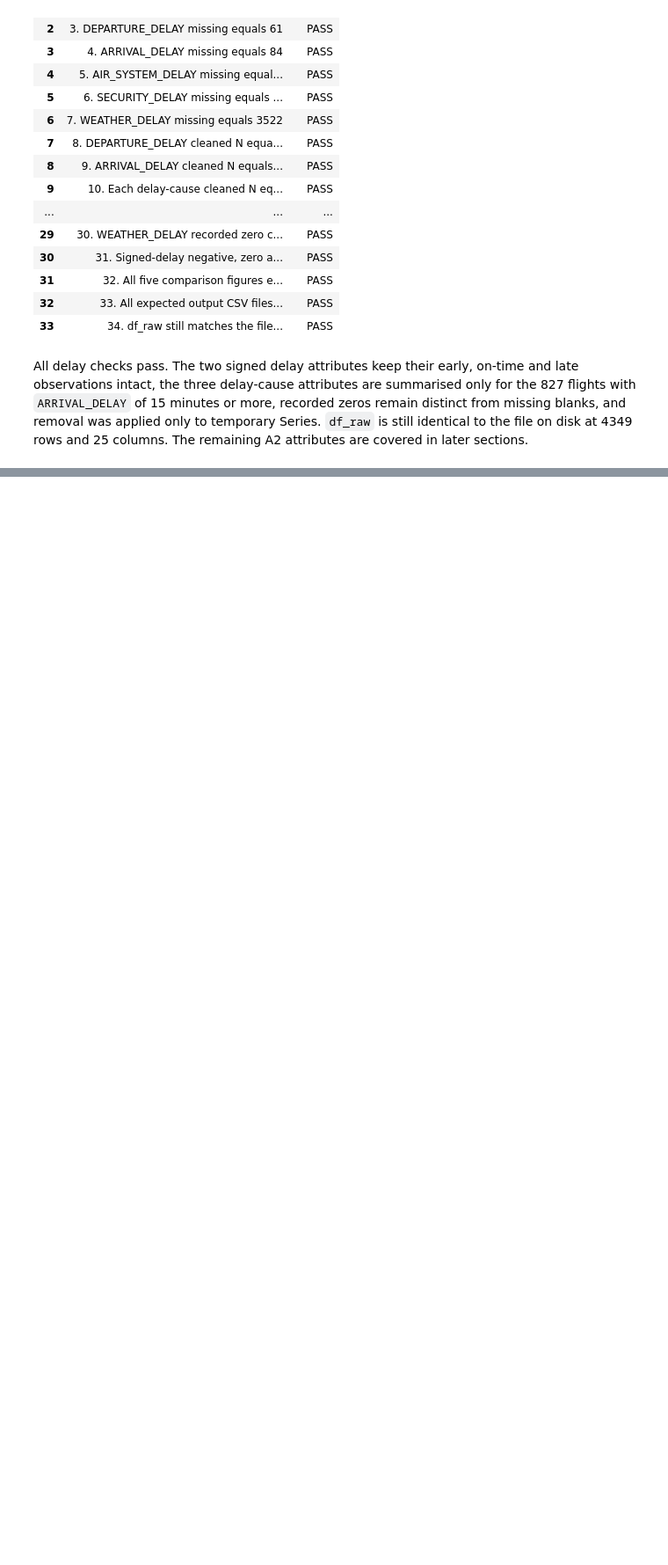
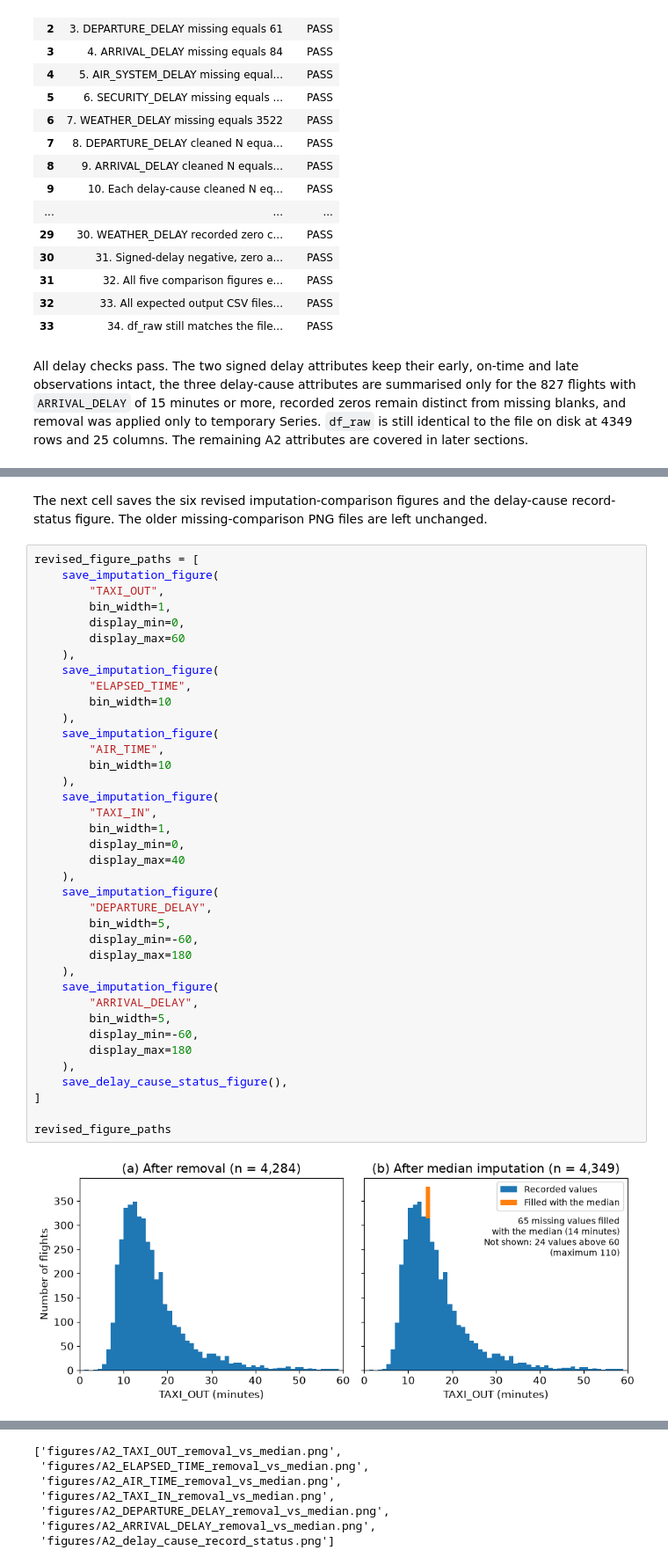
Before and after one commit to le23967/31250-assignment2-25740123, a Jupyter notebook: ida_25740123.ipynb, the cells around one changed output, grey strips where cells are left out. Shown at 88% size. Drawn from its saved outputs; the diff is of its cells as text; blank space fills up the shorter version.

Commit message:
A2 missing-value impact and revised figures

```diff
--- a/ida_25740123.ipynb
+++ b/ida_25740123.ipynb
@@ -3226,0 +3615,43 @@ disk at 4349 rows and 25 columns. The remaining A2 attributes are covered in lat
+# %% [markdown]
+The next cell saves the six revised imputation-comparison figures and the delay-cause
+record-status figure. The older missing-comparison PNG files are left unchanged.
+# %%
+revised_figure_paths = [
+    save_imputation_figure(
+        "TAXI_OUT",
+        bin_width=1,
+        display_min=0,
+        display_max=60
+    ),
+    save_imputation_figure(
+        "ELAPSED_TIME",
+        bin_width=10
+    ),
+    save_imputation_figure(
+        "AIR_TIME",
+        bin_width=10
+    ),
+    save_imputation_figure(
+        "TAXI_IN",
+        bin_width=1,
+        display_min=0,
+        display_max=40
+    ),
+    save_imputation_figure(
+        "DEPARTURE_DELAY",
+        bin_width=5,
+        display_min=-60,
+        display_max=180
+    ),
+    save_imputation_figure(
+        "ARRIVAL_DELAY",
+        bin_width=5,
+        display_min=-60,
+        display_max=180
+    ),
+    save_delay_cause_status_figure(),
+]
+
+revised_figure_paths
+# %% [output]
+[figure, added]
@@ -3226,0 +3664,7 @@ disk at 4349 rows and 25 columns. The remaining A2 attributes are covered in lat
+['figures/A2_TAXI_OUT_removal_vs_median.png',
+ 'figures/A2_ELAPSED_TIME_removal_vs_median.png',
+ 'figures/A2_AIR_TIME_removal_vs_median.png',
+ 'figures/A2_TAXI_IN_removal_vs_median.png',
+ 'figures/A2_DEPARTURE_DELAY_removal_vs_median.png',
+ 'figures/A2_ARRIVAL_DELAY_removal_vs_median.png',
+ 'figures/A2_delay_cause_record_status.png']
```
Also changed, not shown: parts of 23 cells of this notebook, 11 other files.
